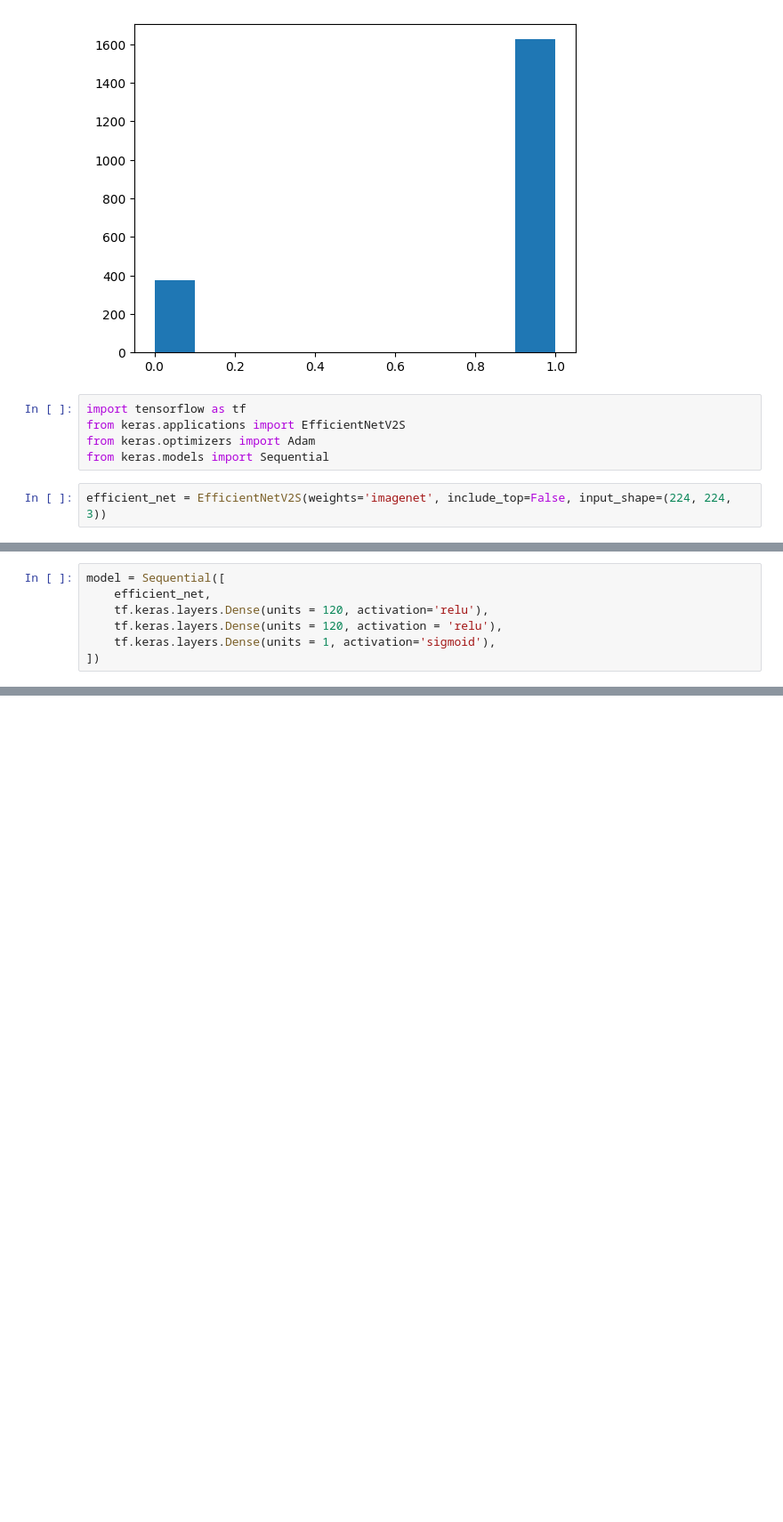
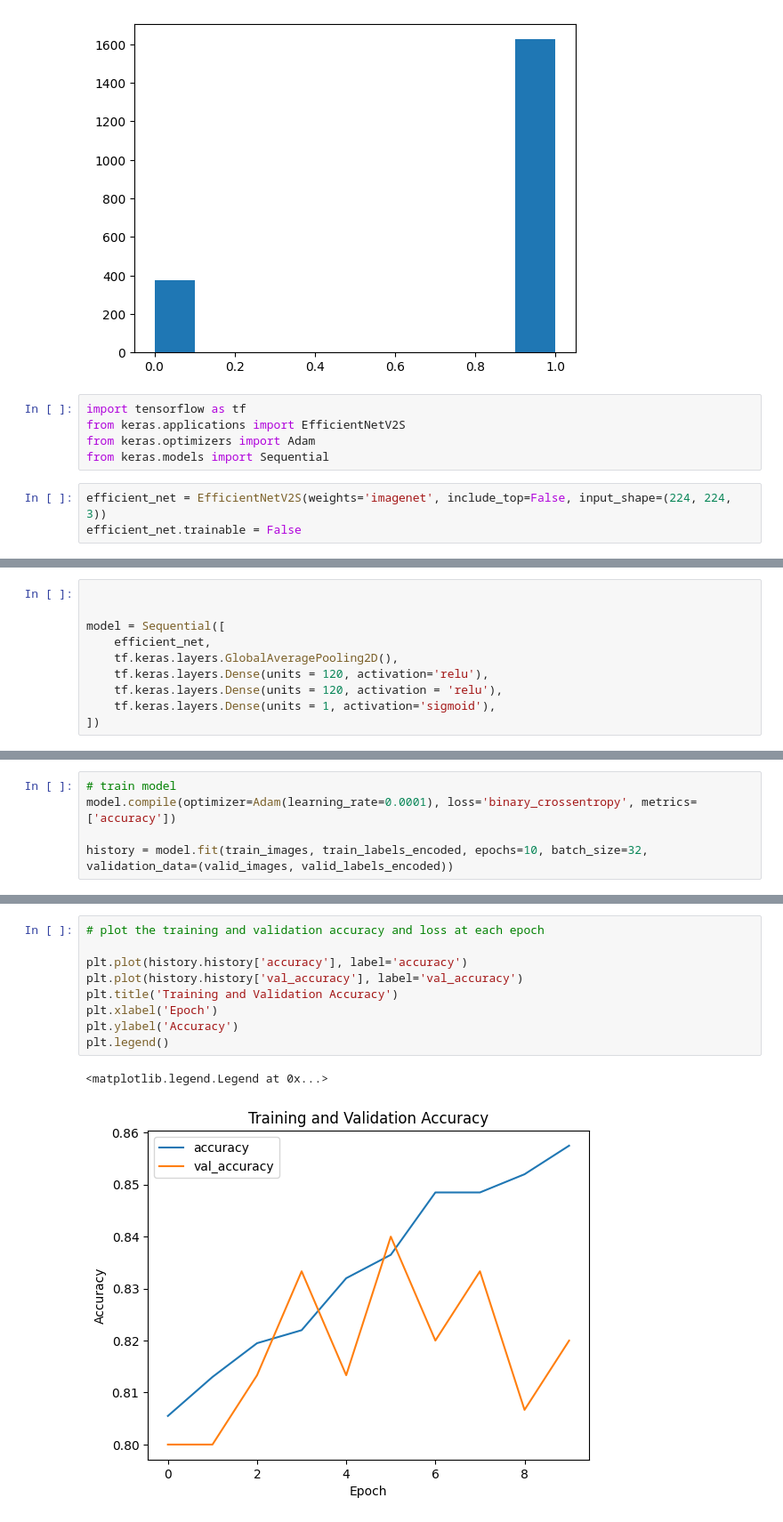
Before and after one commit to oliverdesa/MelanomaClassification, a Jupyter notebook: Trial.ipynb, the cells around one changed output, grey strips where cells are left out. Shown at 89% size. Drawn from its saved outputs; the diff is of its cells as text; blank space fills up the shorter version.

Commit message:
models trained and evaluated

```diff
--- a/Trial.ipynb
+++ b/Trial.ipynb
@@ -89,5 +93,6 @@ from keras.optimizers import Adam
 from keras.models import Sequential
 # %%
 efficient_net = EfficientNetV2S(weights='imagenet', include_top=False, input_shape=(224, 224, 3))
+efficient_net.trainable = False
 # %%
 mobile_net = tf.keras.applications.MobileNetV3Large(weights='imagenet', include_top=False, input_shape=(224, 224, 3))
@@ -96,6 +103,9 @@ efficient_netB3 = tf.keras.applications.EfficientNetB3(weights='imagenet', inclu
 # %%
+
+
 model = Sequential([
     efficient_net,
+    tf.keras.layers.GlobalAveragePooling2D(),
     tf.keras.layers.Dense(units = 120, activation='relu'),
     tf.keras.layers.Dense(units = 120, activation = 'relu'),
     tf.keras.layers.Dense(units = 1, activation='sigmoid'),
@@ -159 +169,6 @@ Non-trainable params: 87303 (341.03 KB)
 _________________________________________________________________
+# %%
+# train model
+model.compile(optimizer=Adam(learning_rate=0.0001), loss='binary_crossentropy', metrics=['accuracy'])
+
+history = model.fit(train_images, train_labels_encoded, epochs=10, batch_size=32, validation_data=(valid_images, valid_labels_encoded))
@@ -159,0 +196,12 @@ _________________________________________________________________
+# %%
+# plot the training and validation accuracy and loss at each epoch
+
+plt.plot(history.history['accuracy'], label='accuracy')
+plt.plot(history.history['val_accuracy'], label='val_accuracy')
+plt.title('Training and Validation Accuracy')
+plt.xlabel('Epoch')
+plt.ylabel('Accuracy')
+plt.legend()
+# %% [output]
+<matplotlib.legend.Legend at 0x...>
+[figure, added]
```
Also changed, not shown: parts of 15 cells of this notebook, 1 other file.
